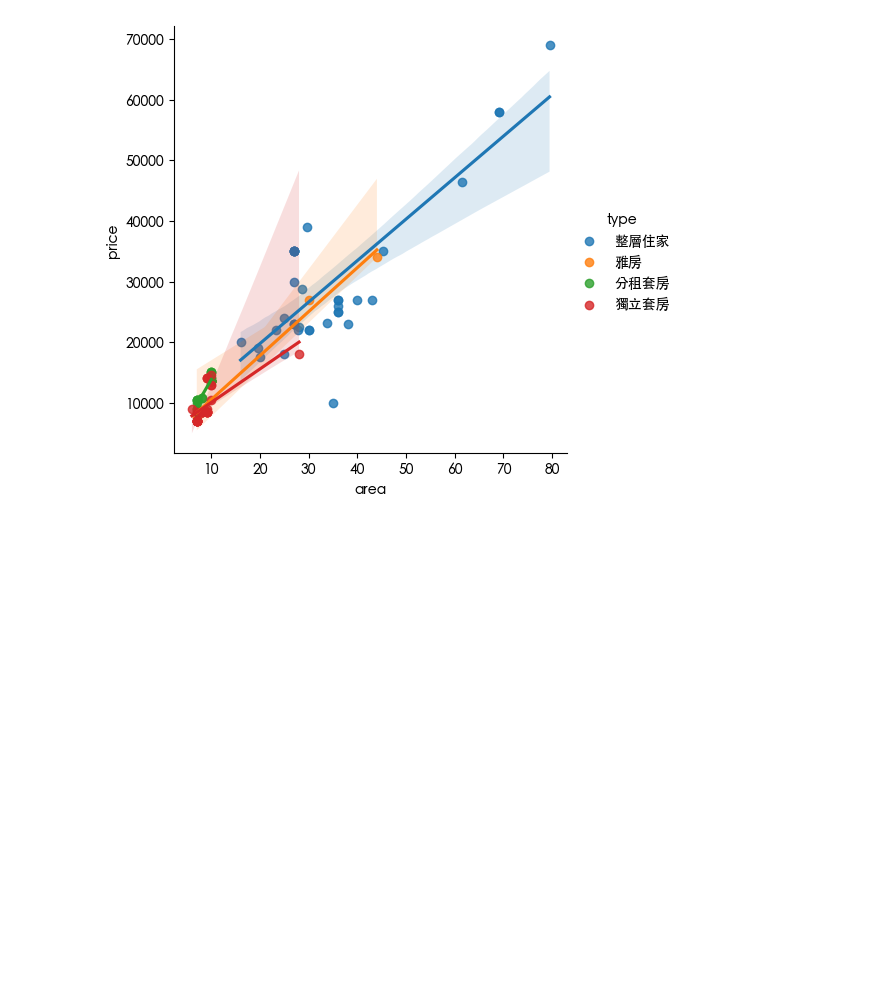
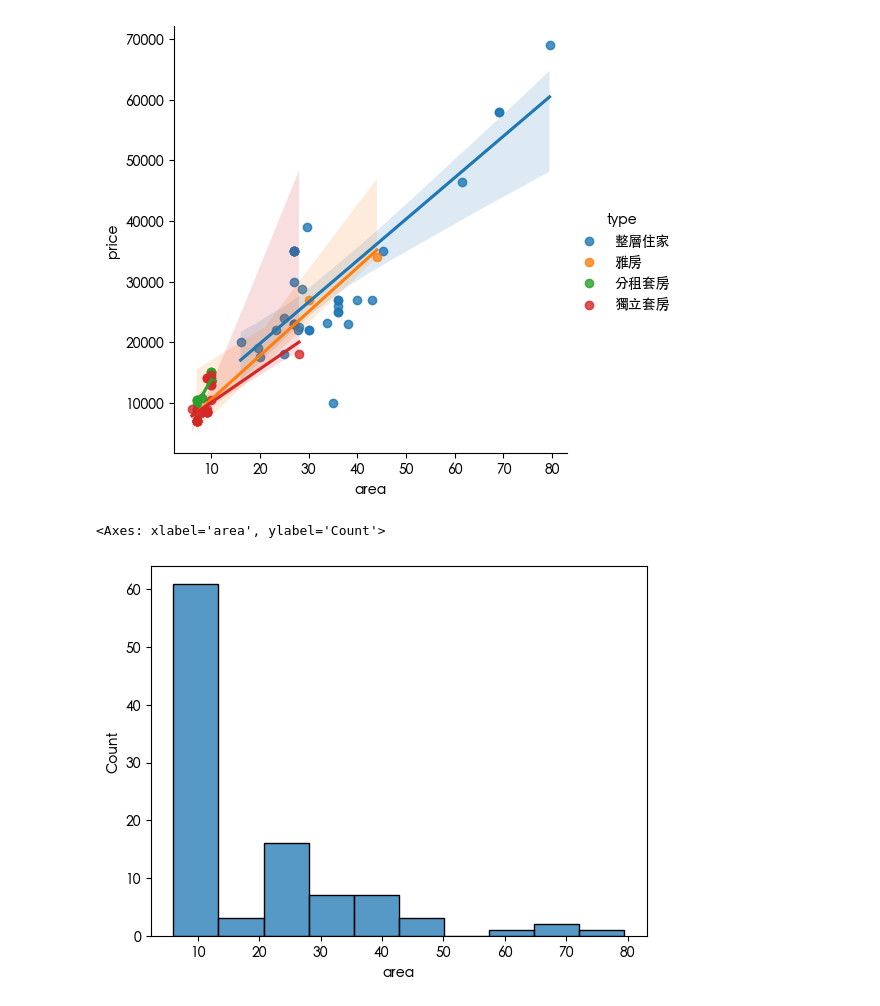
Before and after one commit to ChipCLee/rent, a Jupyter notebook: rent_analysis.ipynb, the cells around one changed output. Saved outputs shown, nothing was run; the diff lists cells and outputs as text; code cells hidden in the pictures; blank space fills up the shorter version.

```diff
--- a/rent_analysis.ipynb
+++ b/rent_analysis.ipynb
@@ -52,3 +56,8 @@ sns.lmplot(x="area", y="price", hue="type", data=df_seleced)
 # %% [output]
 <seaborn.axisgrid.FacetGrid at 0x...>
 [figure]
+# %%
+sns.histplot(df_seleced['area'])
+# %% [output]
+<Axes: xlabel='area', ylabel='Count'>
+[figure, added]
```
Also changed, not shown: parts of 4 cells of this notebook, 9 other files.
